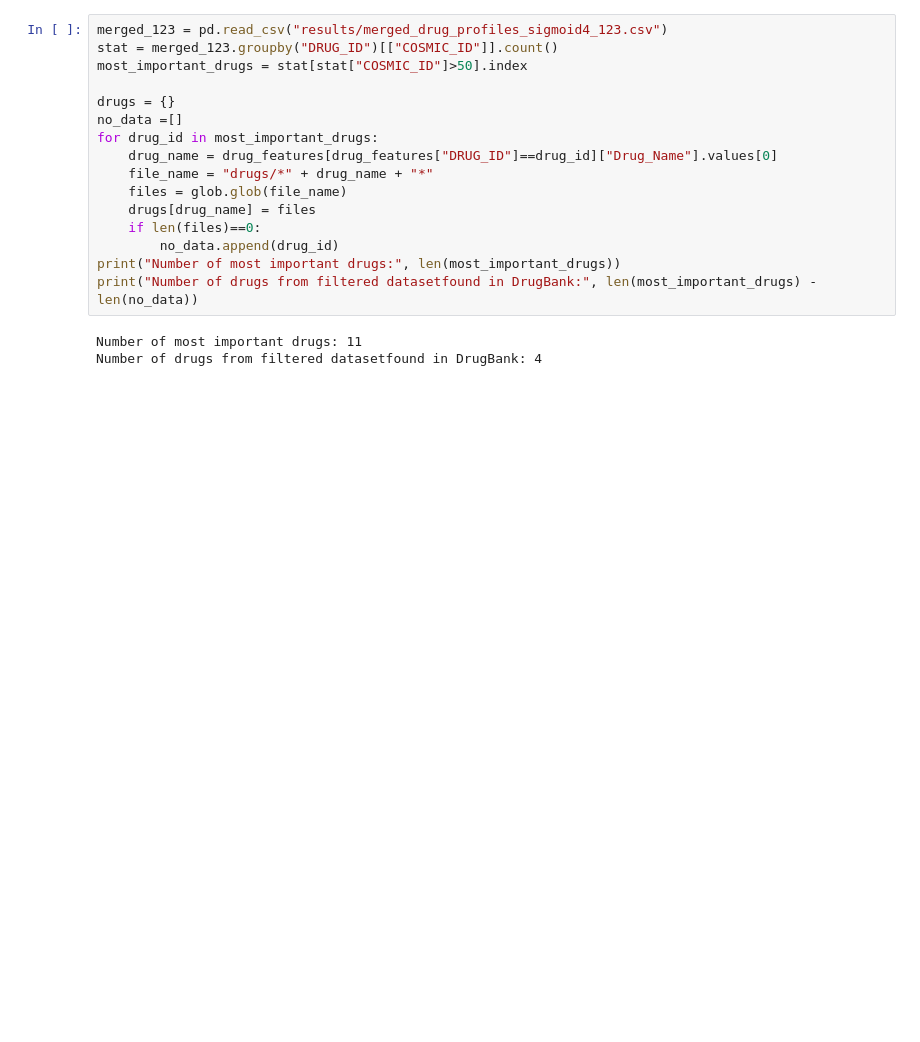
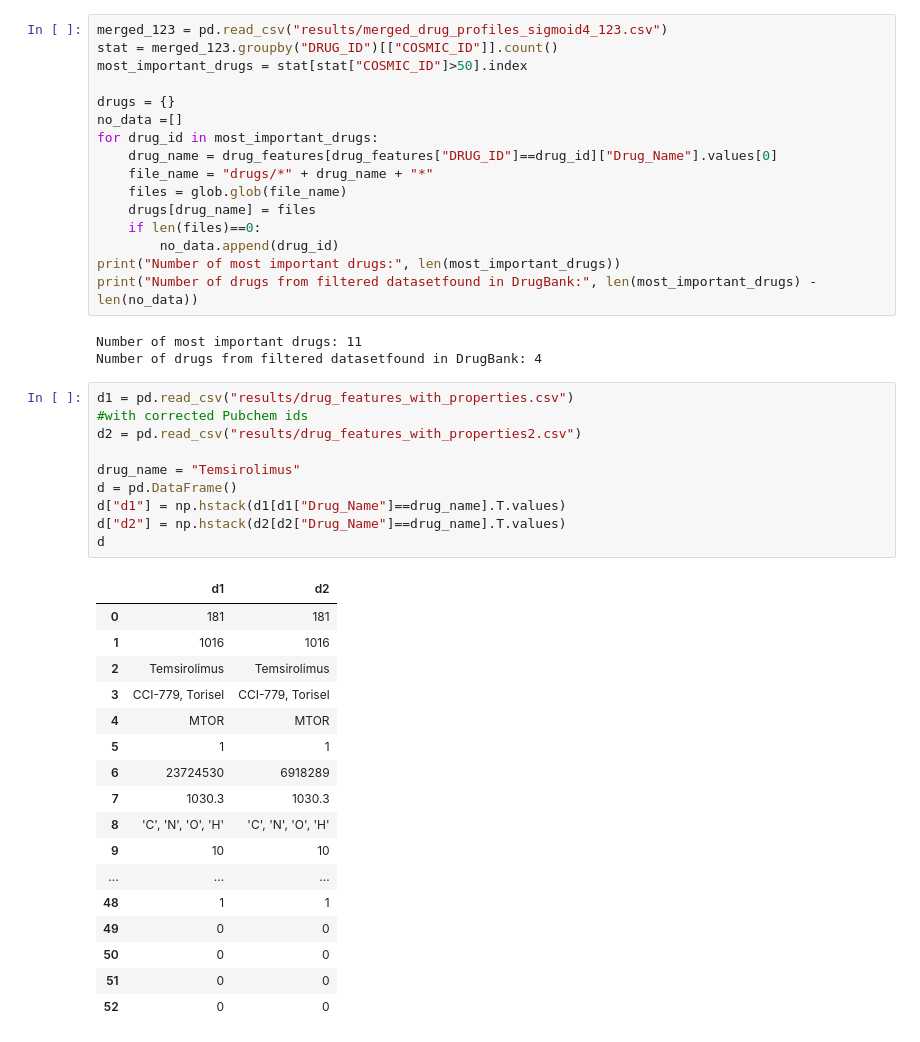
Before and after one commit to redskull37/DrugProfiles, a Jupyter notebook: 7_drug_features.ipynb, the cells around one changed output. Drawn from its saved outputs; the diff is of its cells as text; blank space fills up the shorter version.

```diff
--- a/7_drug_features.ipynb
+++ b/7_drug_features.ipynb
@@ -498,3 +592,31 @@ print("Number of drugs from filtered datasetfound in DrugBank:", len(most_import
 # %% [output]
 Number of most important drugs: 11
 Number of drugs from filtered datasetfound in DrugBank: 4
+# %%
+d1 = pd.read_csv("results/drug_features_with_properties.csv")
+#with corrected Pubchem ids
+d2 = pd.read_csv("results/drug_features_with_properties2.csv")
+
+drug_name = "Temsirolimus"
+d = pd.DataFrame()
+d["d1"] = np.hstack(d1[d1["Drug_Name"]==drug_name].T.values)
+d["d2"] = np.hstack(d2[d2["Drug_Name"]==drug_name].T.values)
+d
+# %% [output]
+|  | d1 | d2 |
+| 0 | 181 | 181 |
+| 1 | 1016 | 1016 |
+| 2 | Temsirolimus | Temsirolimus |
+| 3 | CCI-779, Torisel | CCI-779, Torisel |
+| 4 | MTOR | MTOR |
+| 5 | 1 | 1 |
+| 6 | 23724530 | 6918289 |
+| 7 | 1030.3 | 1030.3 |
+| 8 | 'C', 'N', 'O', 'H' | 'C', 'N', 'O', 'H' |
+| 9 | 10 | 10 |
+| ... | ... | ... |
+| 48 | 1 | 1 |
+| 49 | 0 | 0 |
+| 50 | 0 | 0 |
+| 51 | 0 | 0 |
+| 52 | 0 | 0 |
```
Also changed, not shown: parts of 11 cells of this notebook, 5 other files.
